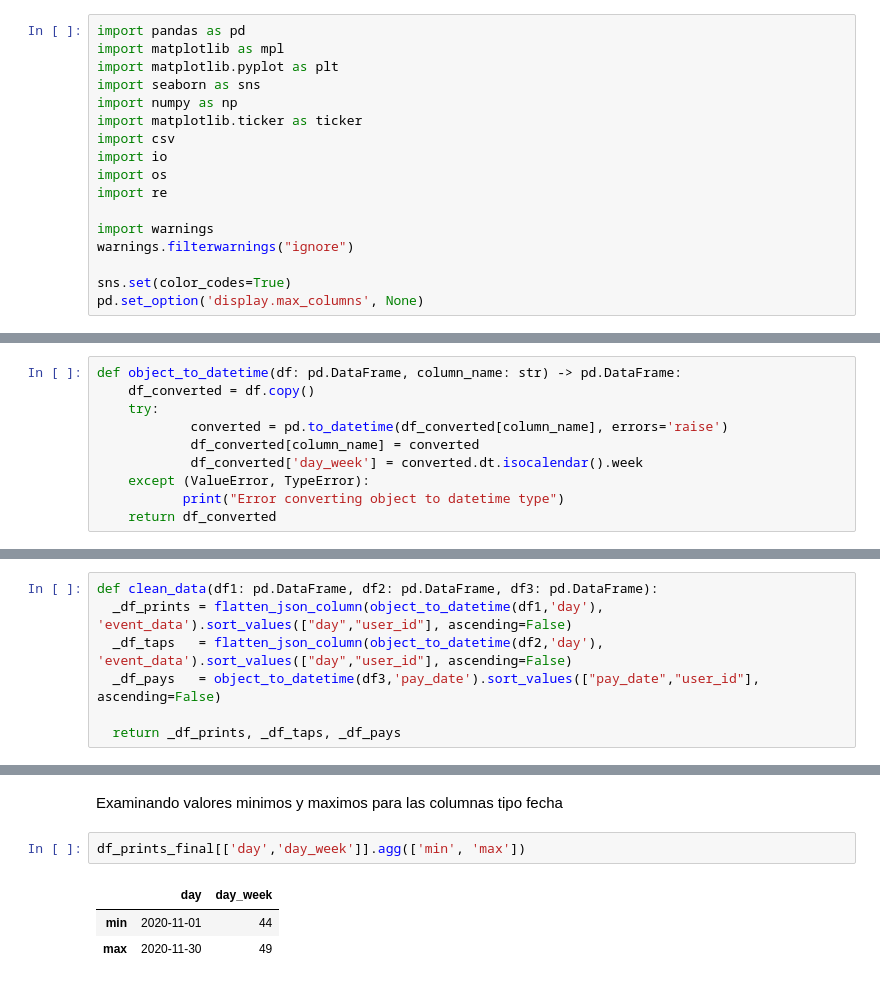
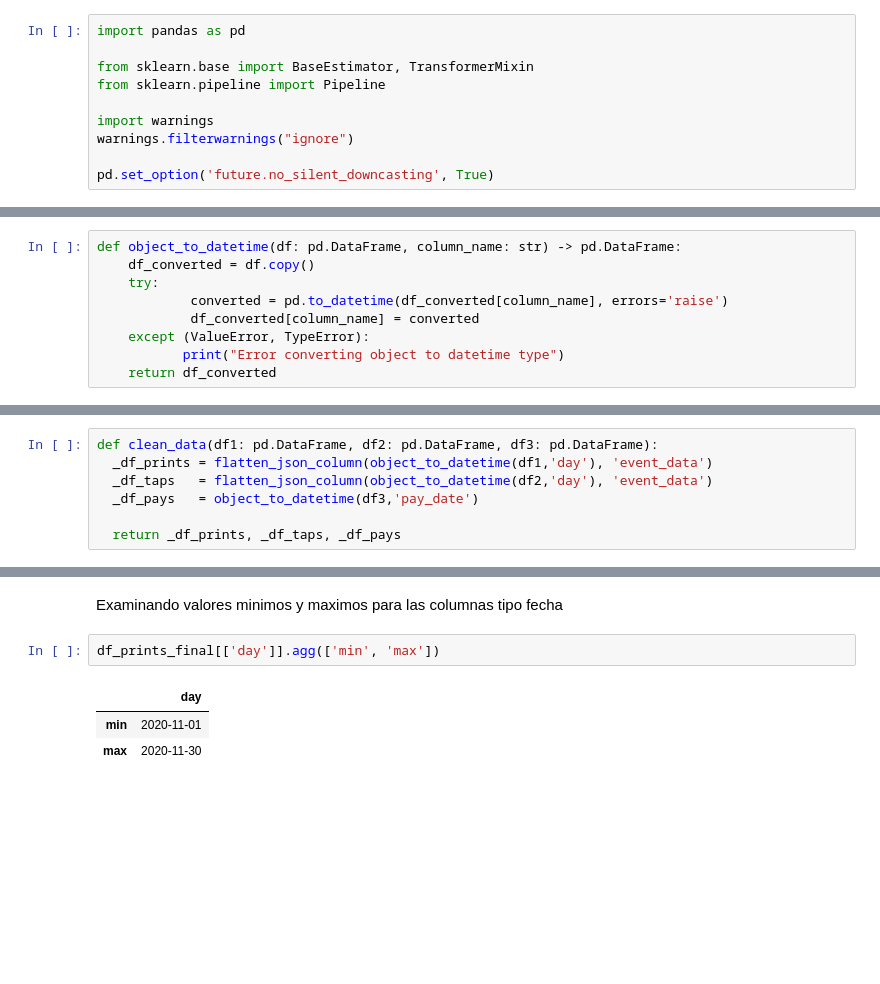
Before and after one commit to juanpabosu/carrusel_xselling, a Jupyter notebook: src/xselling.ipynb, the cells around one changed output, grey strips where cells are left out. Drawn from its saved outputs; the diff is of its cells as text; blank space fills up the shorter version.

Commit message:
adding pipeline

```diff
--- a/src/xselling.ipynb
+++ b/src/xselling.ipynb
@@ -24,21 +26,14 @@ Un dataset de salida con la siguiente información:
 **Importación de librerias a utilizar**
 # %%
 import pandas as pd
-import matplotlib as mpl
-import matplotlib.pyplot as plt
-import seaborn as sns
-import numpy as np
-import matplotlib.ticker as ticker
-import csv
-import io
-import os
-import re
+
+from sklearn.base import BaseEstimator, TransformerMixin
+from sklearn.pipeline import Pipeline
 
 import warnings
 warnings.filterwarnings("ignore")
 
-sns.set(color_codes=True)
-pd.set_option('display.max_columns', None)
+pd.set_option('future.no_silent_downcasting', True)
 # %% [markdown]
 **Carga del conjunto de datos**
 
@@ -152,7 +146,6 @@ def object_to_datetime(df: pd.DataFrame, column_name: str) -> pd.DataFrame:
     try:
             converted = pd.to_datetime(df_converted[column_name], errors='raise')
             df_converted[column_name] = converted
-            df_converted['day_week'] = converted.dt.isocalendar().week
     except (ValueError, TypeError):
            print("Error converting object to datetime type")
     return df_converted
@@ -182,9 +175,9 @@ def flatten_json_column(df: pd.DataFrame, column_name: str, record_prefix: str =
     return df_result
 # %%
 def clean_data(df1: pd.DataFrame, df2: pd.DataFrame, df3: pd.DataFrame):
-  _df_prints = flatten_json_column(object_to_datetime(df1,'day'), 'event_data').sort_values(["day","user_id"], ascending=False)
-  _df_taps   = flatten_json_column(object_to_datetime(df2,'day'), 'event_data').sort_values(["day","user_id"], ascending=False)
-  _df_pays   = object_to_datetime(df3,'pay_date').sort_values(["pay_date","user_id"], ascending=False)
+  _df_prints = flatten_json_column(object_to_datetime(df1,'day'), 'event_data')
+  _df_taps   = flatten_json_column(object_to_datetime(df2,'day'), 'event_data')
+  _df_pays   = object_to_datetime(df3,'pay_date')
 
   return _df_prints, _df_taps, _df_pays
 # %%
@@ -217,8 +210,8 @@ Prints :
 # %% [markdown]
 Examinando valores minimos y maximos para las columnas tipo fecha
 # %%
-df_prints_final[['day','day_week']].agg(['min', 'max'])
+df_prints_final[['day']].agg(['min', 'max'])
 # %% [output]
-|  | day | day_week |
-| min | 2020-11-01 | 44 |
-| max | 2020-11-30 | 49 |
+|  | day |
+| min | 2020-11-01 |
+| max | 2020-11-30 |
```
Also changed, not shown: parts of 19 cells of this notebook.
